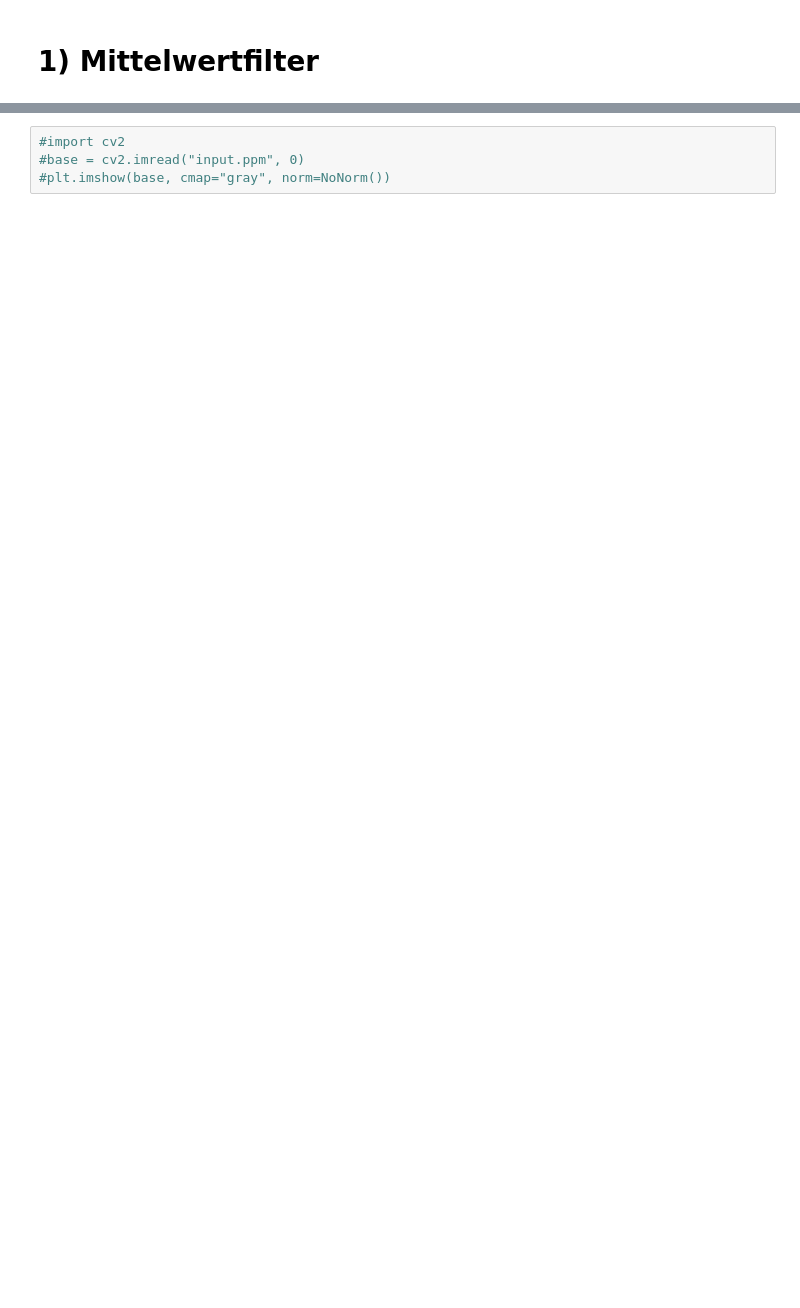
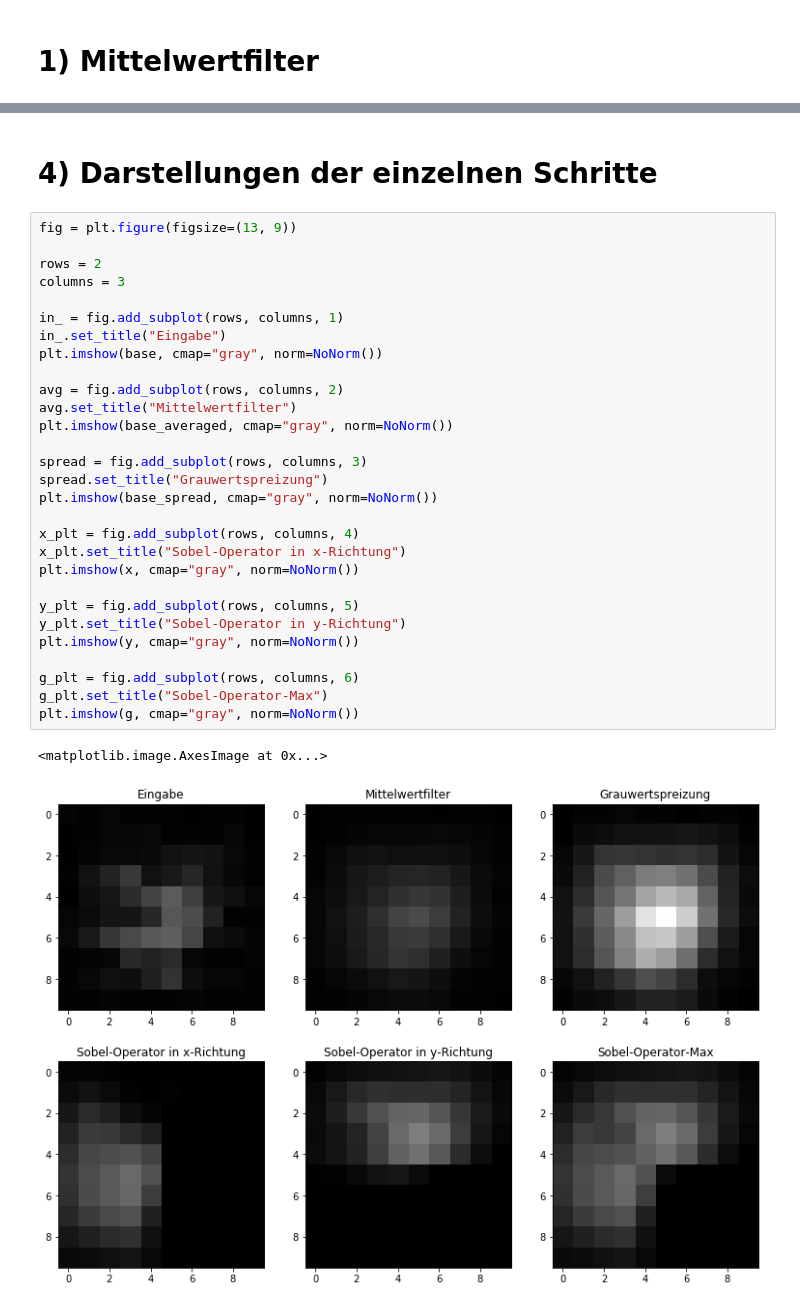
Before and after one commit to burknator/medizintechnik, a Jupyter notebook: Sobel-Operator.ipynb, the cells around one changed output, grey strips where cells are left out. Cells and saved outputs as stored; diff of their text form; blank space fills up the shorter version.

```diff
--- a/Sobel-Operator.ipynb
+++ b/Sobel-Operator.ipynb
@@ -111,4 +119,34 @@ show(g)
-# %%
-#import cv2
-#base = cv2.imread("input.ppm", 0)
-#plt.imshow(base, cmap="gray", norm=NoNorm())
+# %% [markdown]
+# 4) Darstellungen der einzelnen Schritte
+# %%
+fig = plt.figure(figsize=(13, 9))
+
+rows = 2
+columns = 3
+
+in_ = fig.add_subplot(rows, columns, 1)
+in_.set_title("Eingabe")
+plt.imshow(base, cmap="gray", norm=NoNorm())
+
+avg = fig.add_subplot(rows, columns, 2)
+avg.set_title("Mittelwertfilter")
+plt.imshow(base_averaged, cmap="gray", norm=NoNorm())
+
+spread = fig.add_subplot(rows, columns, 3)
+spread.set_title("Grauwertspreizung")
+plt.imshow(base_spread, cmap="gray", norm=NoNorm())
+
+x_plt = fig.add_subplot(rows, columns, 4)
+x_plt.set_title("Sobel-Operator in x-Richtung")
+plt.imshow(x, cmap="gray", norm=NoNorm())
+
+y_plt = fig.add_subplot(rows, columns, 5)
+y_plt.set_title("Sobel-Operator in y-Richtung")
+plt.imshow(y, cmap="gray", norm=NoNorm())
+
+g_plt = fig.add_subplot(rows, columns, 6)
+g_plt.set_title("Sobel-Operator-Max")
+plt.imshow(g, cmap="gray", norm=NoNorm())
+# %% [output]
+<matplotlib.image.AxesImage at 0x...>
+[figure, added]
```
Also changed, not shown: parts of 23 cells of this notebook.
